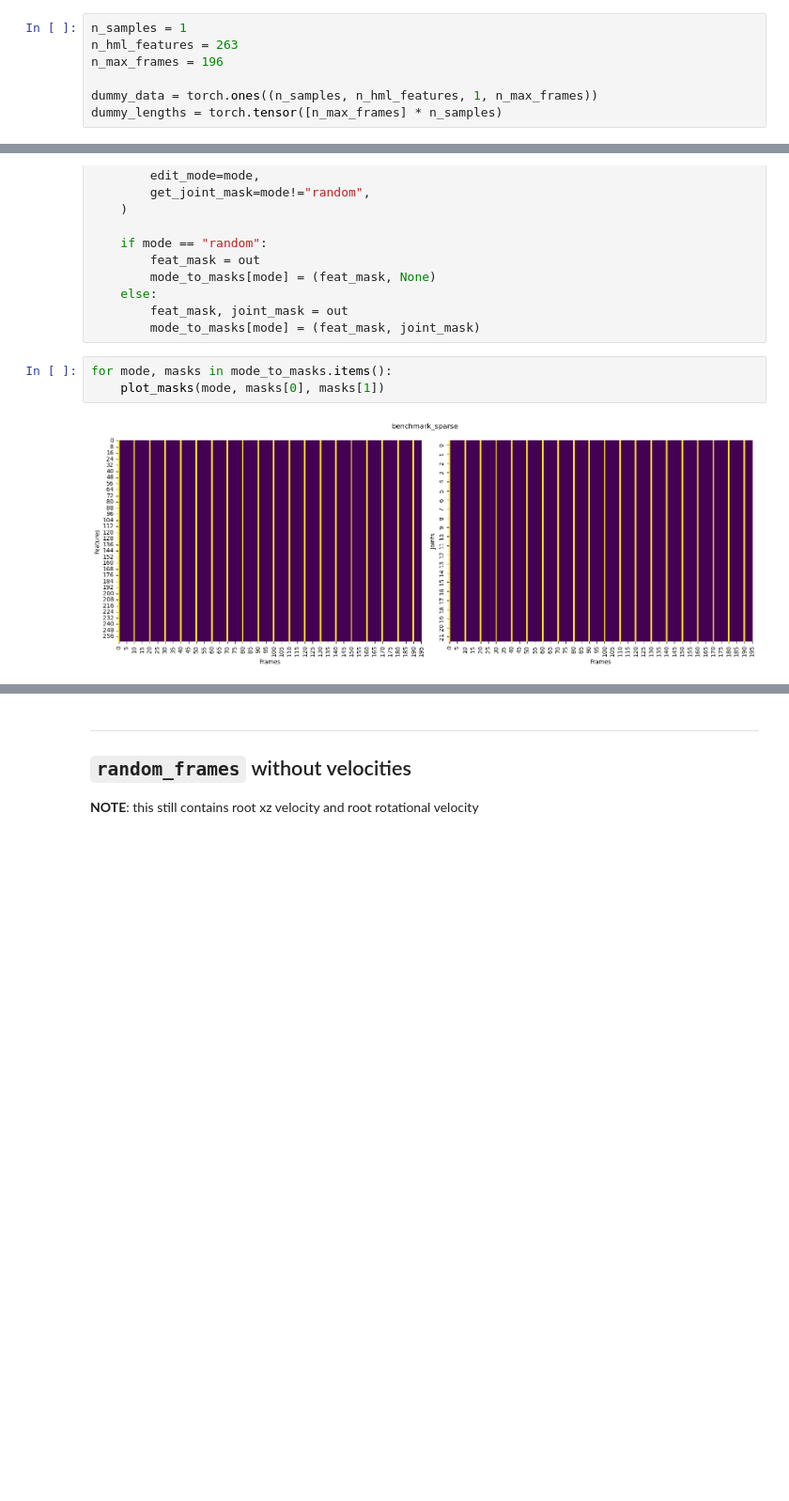
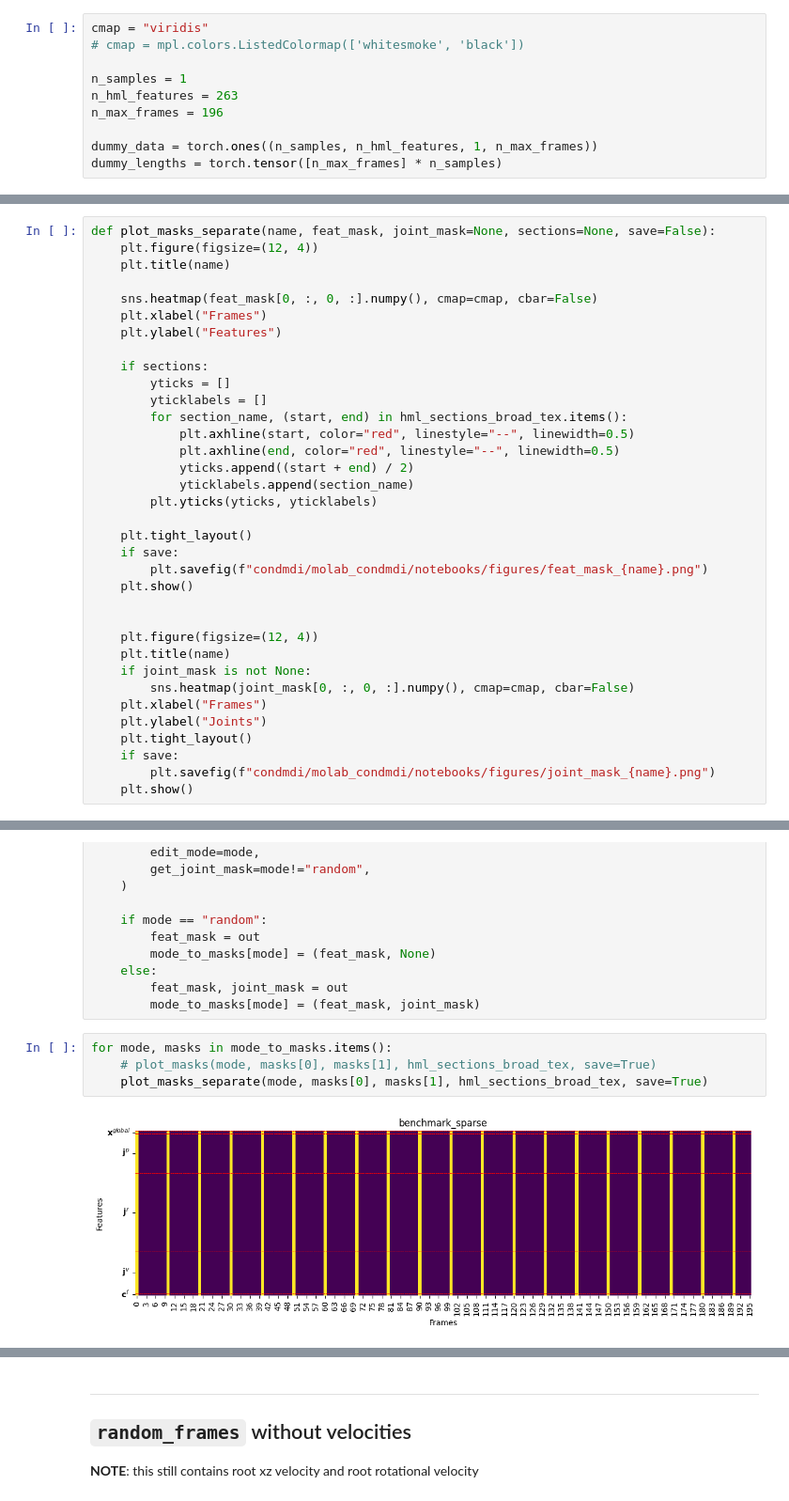
Before and after one commit to JasonNero/MoLab, a Jupyter notebook: models/condmdi/molab_condmdi/notebooks/keyframe_mask.ipynb, the cells around one changed output, grey strips where cells are left out. Shown at 94% size. Saved outputs shown, nothing was run; the diff lists cells and outputs as text; blank space fills up the shorter version.

Commit message:
update keyframe mask plotting

```diff
--- a/models/condmdi/molab_condmdi/notebooks/keyframe_mask.ipynb
+++ b/models/condmdi/molab_condmdi/notebooks/keyframe_mask.ipynb
@@ -9,6 +10,9 @@ import seaborn as sns
 import torch
 from utils.editing_util import get_keyframes_mask
 # %%
+cmap = "viridis"
+# cmap = mpl.colors.ListedColormap(['whitesmoke', 'black'])
+
 n_samples = 1
 n_hml_features = 263
 n_max_frames = 196
@@ -62,2 +95,37 @@ def plot_masks(name, feat_mask, joint_mask=None):
     plt.show()
+# %%
+def plot_masks_separate(name, feat_mask, joint_mask=None, sections=None, save=False):
+    plt.figure(figsize=(12, 4))
+    plt.title(name)
+
+    sns.heatmap(feat_mask[0, :, 0, :].numpy(), cmap=cmap, cbar=False)
+    plt.xlabel("Frames")
+    plt.ylabel("Features")
+
+    if sections:
+        yticks = []
+        yticklabels = []
+        for section_name, (start, end) in hml_sections_broad_tex.items():
+            plt.axhline(start, color="red", linestyle="--", linewidth=0.5)
+            plt.axhline(end, color="red", linestyle="--", linewidth=0.5)
+            yticks.append((start + end) / 2)
+            yticklabels.append(section_name)
+        plt.yticks(yticks, yticklabels)
+
+    plt.tight_layout()
+    if save:
+        plt.savefig(f"condmdi/molab_condmdi/notebooks/figures/feat_mask_{name}.png")
+    plt.show()
+
+
+    plt.figure(figsize=(12, 4))
+    plt.title(name)
+    if joint_mask is not None:
+        sns.heatmap(joint_mask[0, :, 0, :].numpy(), cmap=cmap, cbar=False)
+    plt.xlabel("Frames")
+    plt.ylabel("Joints")
+    plt.tight_layout()
+    if save:
+        plt.savefig(f"condmdi/molab_condmdi/notebooks/figures/joint_mask_{name}.png")
+    plt.show()
 # %%
@@ -192,6 +267,7 @@ for mode in modes:
         mode_to_masks[mode] = (feat_mask, joint_mask)
 # %%
 for mode, masks in mode_to_masks.items():
-    plot_masks(mode, masks[0], masks[1])
+    # plot_masks(mode, masks[0], masks[1], hml_sections_broad_tex, save=True)
+    plot_masks_separate(mode, masks[0], masks[1], hml_sections_broad_tex, save=True)
 # %% [output]
-[figure, old version]
+[figure, new version]
```
Also changed, not shown: parts of 12 cells of this notebook.
